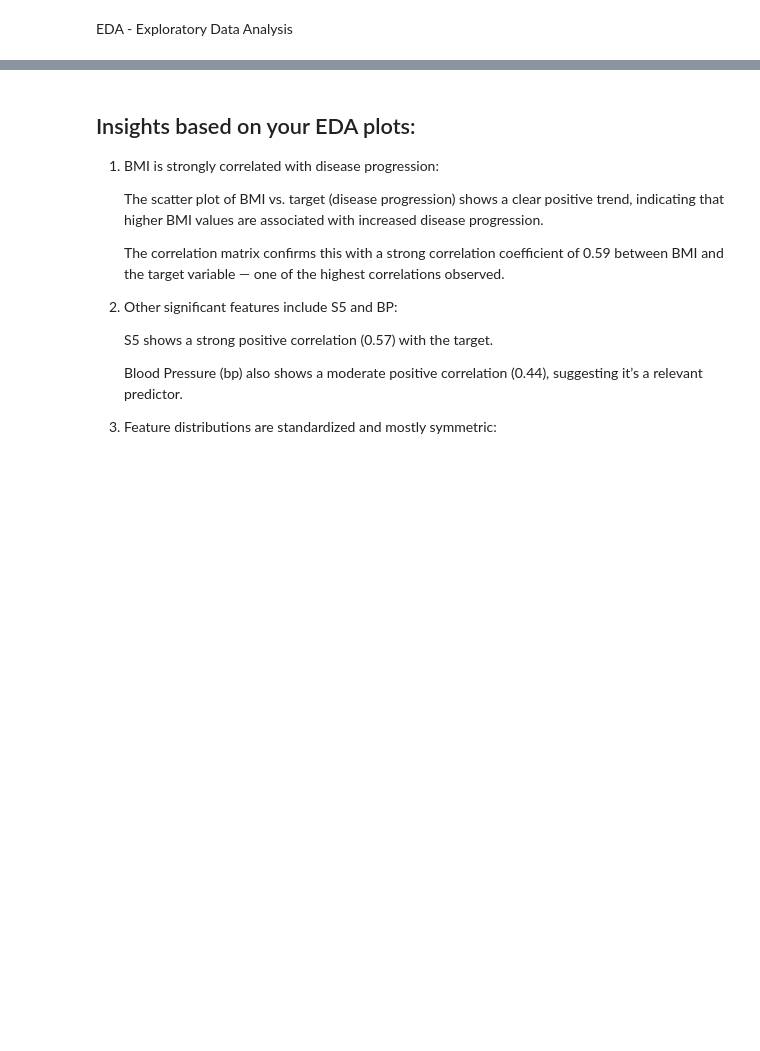
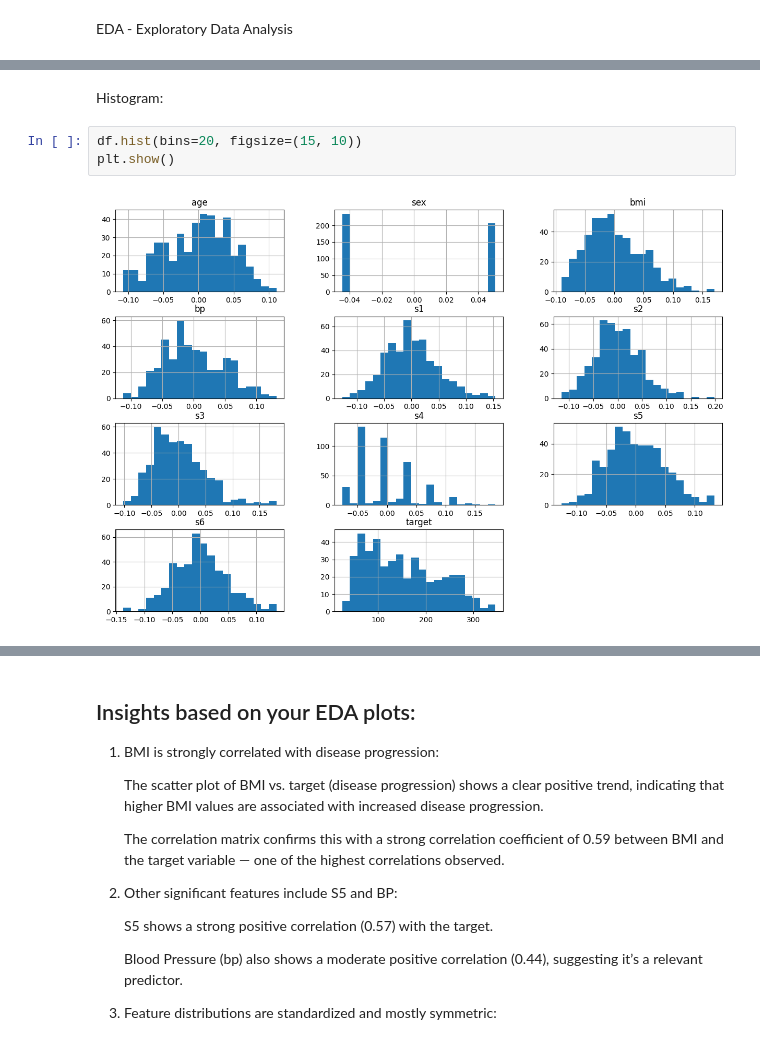
Before and after one commit to Yogesh-333/Practical-Lab-2---Foundations-of-Machine-Learning-Frameworks-, a Jupyter notebook: lab2.ipynb, the cells around one changed output, grey strips where cells are left out. Drawn from its saved outputs; the diff is of its cells as text; blank space fills up the shorter version.

```diff
--- a/lab2.ipynb
+++ b/lab2.ipynb
@@ -63,0 +69,7 @@ sns.heatmap(df.corr(), annot=True, cmap='coolwarm')
+# %% [markdown]
+Histogram:
+# %%
+df.hist(bins=20, figsize=(15, 10))
+plt.show()
+# %% [output]
+[figure, added]
```
Also changed, not shown: parts of 10 cells of this notebook.
